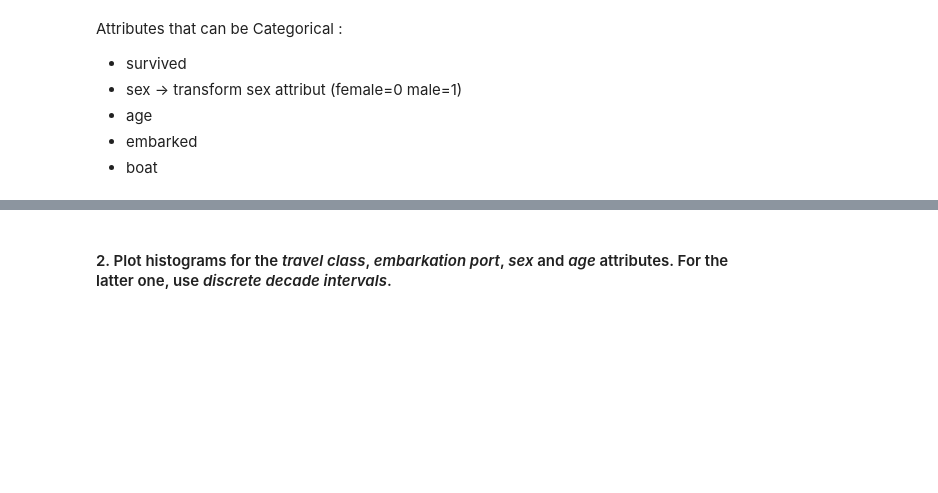
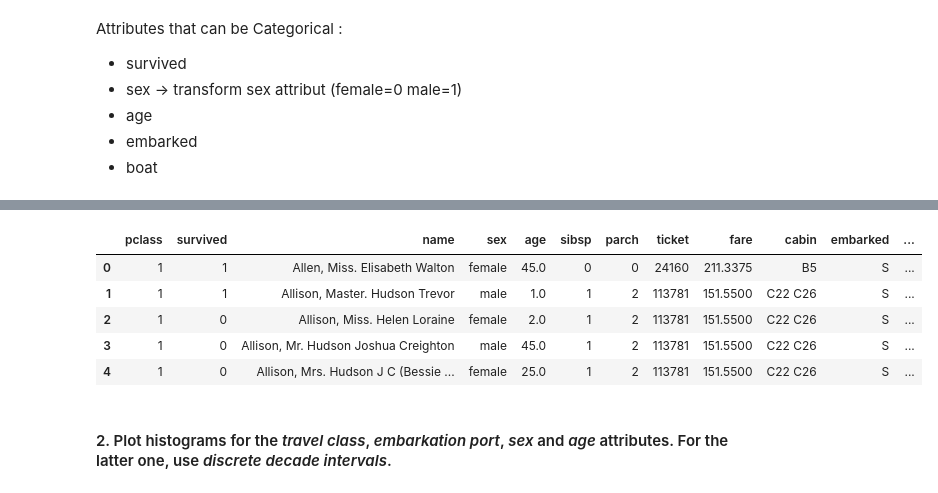
Before and after one commit to julied20/ada-2017, a Jupyter notebook: Homeworks/Homework01/Homework 1.ipynb, the cells around one changed output, grey strips where cells are left out. Cells and saved outputs as stored; diff of their text form; code cells hidden in the pictures; blank space fills up the shorter version.

```diff
--- a/Homeworks/Homework01/Homework 1.ipynb
+++ b/Homeworks/Homework01/Homework 1.ipynb
@@ -165,7 +165,7 @@ For each of the following questions state clearly your assumptions and discuss y
 # %% [markdown]
 #### 1. Describe the *type* and the *value range* of each attribute. Indicate and transform the attributes that can be `Categorical`.
 # %%
-titanicData = pd.read_excel('Data/titanic.xls')
+titanicData = pd.read_excel(DATA_FOLDER+'/titanic.xls')
 titanicData.head()
 # %% [output]
 |  | pclass | survived | name | sex | age | sibsp | parch | ticket | fare | cabin | embarked | ... |
@@ -198,3 +200,15 @@ titanicData.head()
+# %%
+# Round age attribute
+# Question: Est-ce qu'on enlève les ages qui ne sont pas des int ou est-ce qu'on les arrondi?
+titanicData['age'] = titanicData['age'].round()
+titanicData.head()
+# %% [output]
+|  | pclass | survived | name | sex | age | sibsp | parch | ticket | fare | cabin | embarked | ... |
+| 0 | 1 | 1 | Allen, Miss. Elisabeth Walton | female | 45.0 | 0 | 0 | 24160 | 211.3375 | B5 | S | ... |
+| 1 | 1 | 1 | Allison, Master. Hudson Trevor | male | 1.0 | 1 | 2 | 113781 | 151.5500 | C22 C26 | S | ... |
+| 2 | 1 | 0 | Allison, Miss. Helen Loraine | female | 2.0 | 1 | 2 | 113781 | 151.5500 | C22 C26 | S | ... |
+| 3 | 1 | 0 | Allison, Mr. Hudson Joshua Creighton | male | 45.0 | 1 | 2 | 113781 | 151.5500 | C22 C26 | S | ... |
+| 4 | 1 | 0 | Allison, Mrs. Hudson J C (Bessie ... | female | 25.0 | 1 | 2 | 113781 | 151.5500 | C22 C26 | S | ... |
 # %% [markdown]
 #### 2. Plot histograms for the *travel class*, *embarkation port*, *sex* and *age* attributes. For the latter one, use *discrete decade intervals*.
 # %%
```
Also changed, not shown: parts of 2 cells of this notebook, 1 other file.
